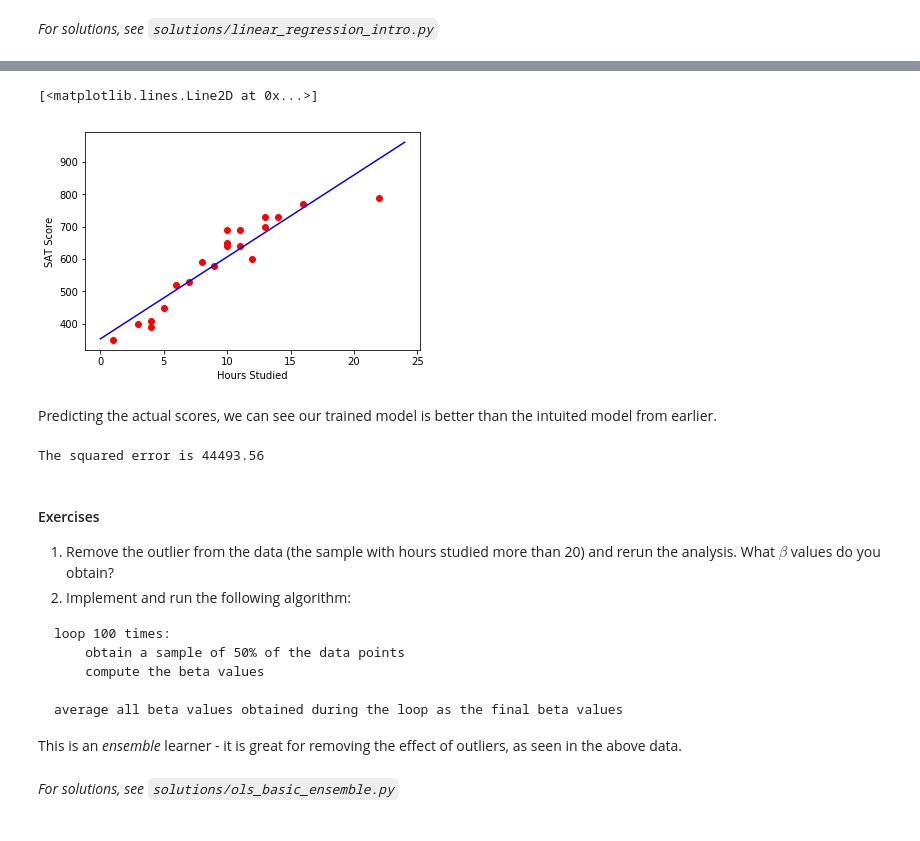
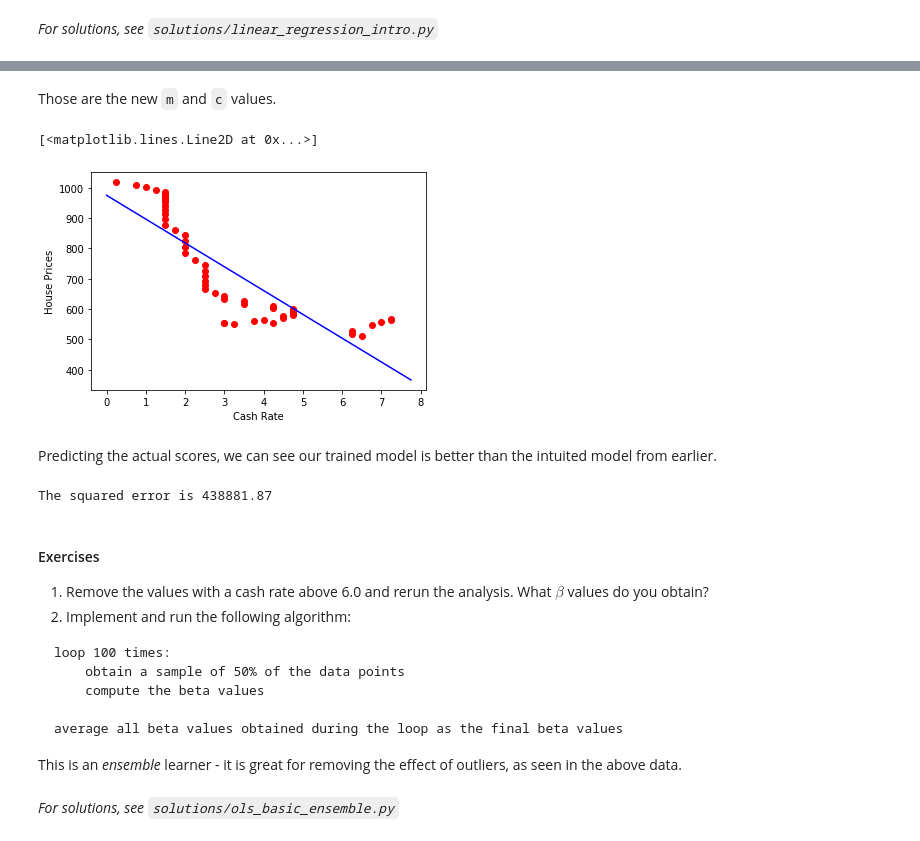
Before and after one commit to PythonCharmers/QuantFinance, a Jupyter notebook: notebooks/Module 1.3.1 - Ordinary Least Squares.ipynb, the cells around one changed output, grey strips where cells are left out. Drawn from its saved outputs; the diff is of its cells as text; code cells hidden in the pictures.

Commit message:
Update 1.3.1 to use financial data rather than study hours

```diff
--- a/notebooks/Module 1.3.1 - Ordinary Least Squares.ipynb
+++ b/notebooks/Module 1.3.1 - Ordinary Least Squares.ipynb
@@ -125,4 +154,7 @@ $\beta = \frac{XY}{X^2}$
 </div>
 
 Below, I take you through the code to do the same. There is a bit of matrix manipulation happening here that may not be familiar, however we will cover that in the next notebook. Ignoring the transposing (`.T`), inverting (`np.linalg.inv`) and some rearranging if you are not familiar with matrix maths, this is the same result as before. Also note that generally you do *not* do this yourself, instead letting an established library do it for you.
+# %%
+house_prices = prices['MedianPrice'].values
+cash_rate = prices['CashRate'].values
 # %%
@@ -132,4 +164,4 @@ study_hours.shape
 # %%
-ones = np.ones((len(study_hours)))
+ones = np.ones((len(cash_rate)))
 ones.shape
 # %% [output]
@@ -137,5 +169,5 @@ ones.shape
 # %%
-X = np.vstack([ones, study_hours]).T
+X = np.vstack([ones, cash_rate]).T
 # %%
 X.shape
 # %% [output]
@@ -143,5 +175,5 @@ X.shape
 # %%
-Y = SAT_scores.reshape((len(SAT_scores), 1))
+Y = house_prices.reshape((len(house_prices), 1))
 # %%
 X.shape, Y.shape
 # %% [output]
@@ -155,28 +187,30 @@ array([[353.1648795 ],
+# %% [markdown]
+Those are the new `m` and `c` values.
 # %%
-plt.plot(study_hours, SAT_scores, 'ro')
-plt.xlabel("Hours Studied")
-plt.ylabel("SAT Score")
+plt.plot(cash_rate, house_prices, 'ro')
+plt.xlabel("Cash Rate")
+plt.ylabel("House Prices")
 
 # Here we create x values for "each hour of study" so we can plot the results
-x_model = np.arange(0, 25)
+x_model = np.arange(0, 8, 0.25)
 y_model = x_model * beta[1] + beta[0]  # Use our learned model to fit the line of best fit.
 
 plt.plot(x_model, y_model, 'b-')
 # %% [output]
 [<matplotlib.lines.Line2D at 0x...>]
-[figure, old version]
+[figure, new version]
 # %% [markdown]
 Predicting the actual scores, we can see our trained model is better than the intuited model from earlier.
 # %%
-predicted_scores = study_hours * beta[1] + beta[0]
-squared_error = np.sum((predicted_scores - SAT_scores) ** 2)
+predicted_prices = cash_rate * beta[1] + beta[0]
+squared_error = np.sum((predicted_prices - house_prices) ** 2)
 print("The squared error is {:.2f}".format(squared_error))
 # %% [output]
-The squared error is 44493.56
+The squared error is 438881.87
 # %% [markdown]
 #### Exercises
 
-1. Remove the outlier from the data (the sample with hours studied more than 20) and rerun the analysis. What $\beta$ values do you obtain?
+1. Remove the values with a cash rate above 6.0 and rerun the analysis. What $\beta$ values do you obtain?
 2. Implement and run the following algorithm:
 
 
```
Also changed, not shown: parts of 19 cells of this notebook, 3 other files.
